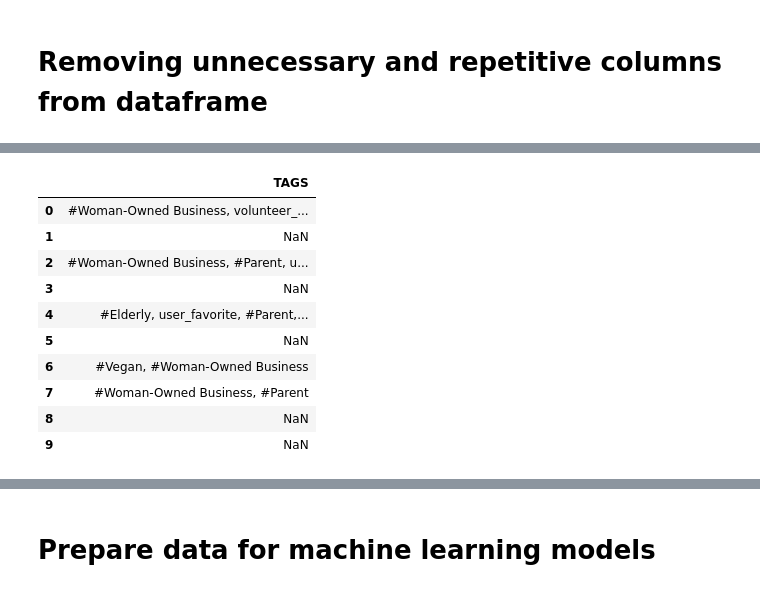
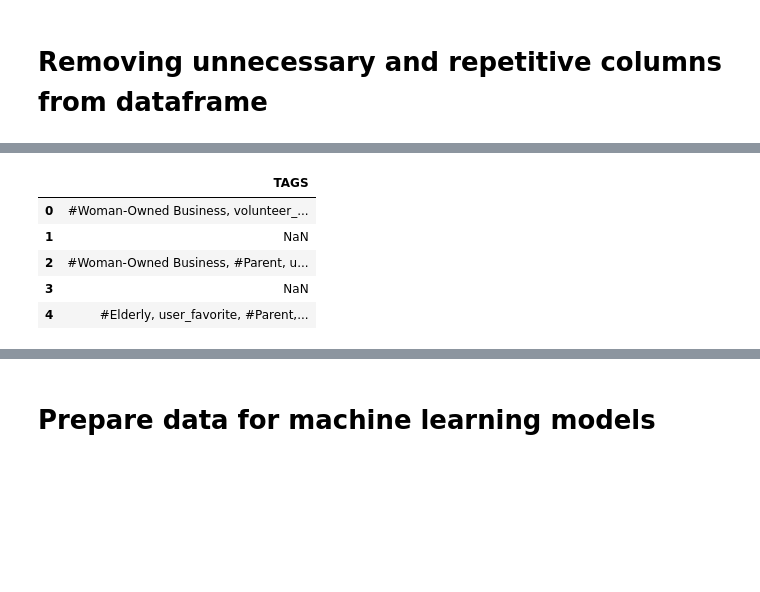
Before and after one commit to emmysobieski/TeamPySpark, a Jupyter notebook: TeamPySpark_ML_Models.ipynb, the cells around one changed output, grey strips where cells are left out. Drawn from its saved outputs; the diff is of its cells as text; code cells hidden in the pictures; blank space fills up the shorter version.

```diff
--- a/TeamPySpark_ML_Models.ipynb
+++ b/TeamPySpark_ML_Models.ipynb
@@ -430,7 +309,7 @@ Name: FEMALE, dtype: int64
 # %%
 #dropping all OBVIOUSLY unneeded columns
 #DOES THIS NEEDS TO BE UPDATED SO WE DON'T REMOVE TOO MUCH?  ???SHOUD WE BE REMOVING CURRENCY, REPAYMENT_INTERVAL???
-clean_loans_df.drop(['LOAN_ID', 'LOAN_NAME', 'DESCRIPTION','DESCRIPTION_TRANSLATED','IMAGE_ID', 'VIDEO_ID', 'LOAN_USE','COUNTRY_CODE', 'TOWN_NAME', 'CURRENCY_POLICY',
+clean_loans_df.drop(['LOAN_ID', 'LOAN_NAME', 'LOAN_AMOUNT', 'DESCRIPTION','DESCRIPTION_TRANSLATED','IMAGE_ID', 'VIDEO_ID', 'LOAN_USE','COUNTRY_CODE', 'TOWN_NAME', 'CURRENCY_POLICY',
        'CURRENCY_EXCHANGE_COVERAGE_RATE', 'CURRENCY', 'POSTED_TIME', 'PLANNED_EXPIRATION_TIME', 'DISBURSE_TIME','RAISED_TIME', 'LENDER_TERM', 'NUM_JOURNAL_ENTRIES', 'NUM_BULK_ENTRIES', 'BORROWER_NAMES','BORROWER_GENDERS','BORROWER_PICTURED'], axis=1, inplace=True)
-clean_loans_df.head()
+clean_loans_df.head(5)
 # %% [output]
@@ -443,4 +321,0 @@ clean_loans_df.head()
-# %%
-# REMOVE LOAN AMOUNT
-clean_loans_df.drop(['LOAN_AMOUNT'], axis=1, inplace=True)
-clean_loans_df.head()
@@ -459,19 +327,14 @@ clean_loans_df.head()
 # %%
 #saving tags column as a df  FOR FUTURE USE IN NATURAL LANUGUAGE PROCESSING ANALYSIS
 tags_df = pd.DataFrame(clean_loans_df["TAGS"])
-tags_df.head(10)
+tags_df.head(5)
 # %% [output]
 |  | TAGS |
 | 0 | #Woman-Owned Business, volunteer_... |
 | 1 | NaN |
 | 2 | #Woman-Owned Business, #Parent, u... |
 | 3 | NaN |
 | 4 | #Elderly, user_favorite, #Parent,... |
-| 5 | NaN |
-| 6 | #Vegan, #Woman-Owned Business |
-| 7 | #Woman-Owned Business, #Parent |
-| 8 | NaN |
-| 9 | NaN |
 # %%
 #dropping TAGS column
 #DOES THIS NEEDS TO BE UPDATED SO WE DON'T REMOVE TOO MUCH?  ???SHOUD WE BE REMOVING CURRENCY, REPAYMENT_INTERVAL???
```
Also changed, not shown: parts of 66 cells of this notebook.
